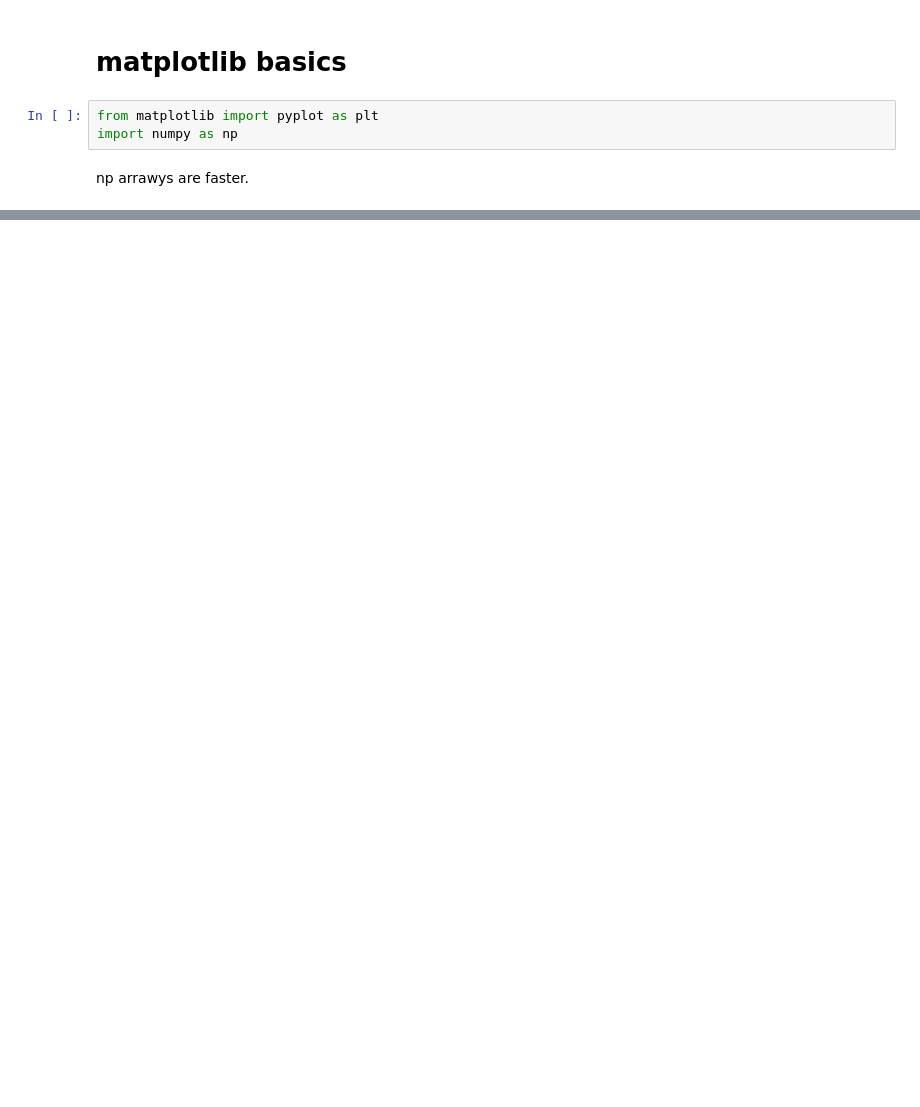
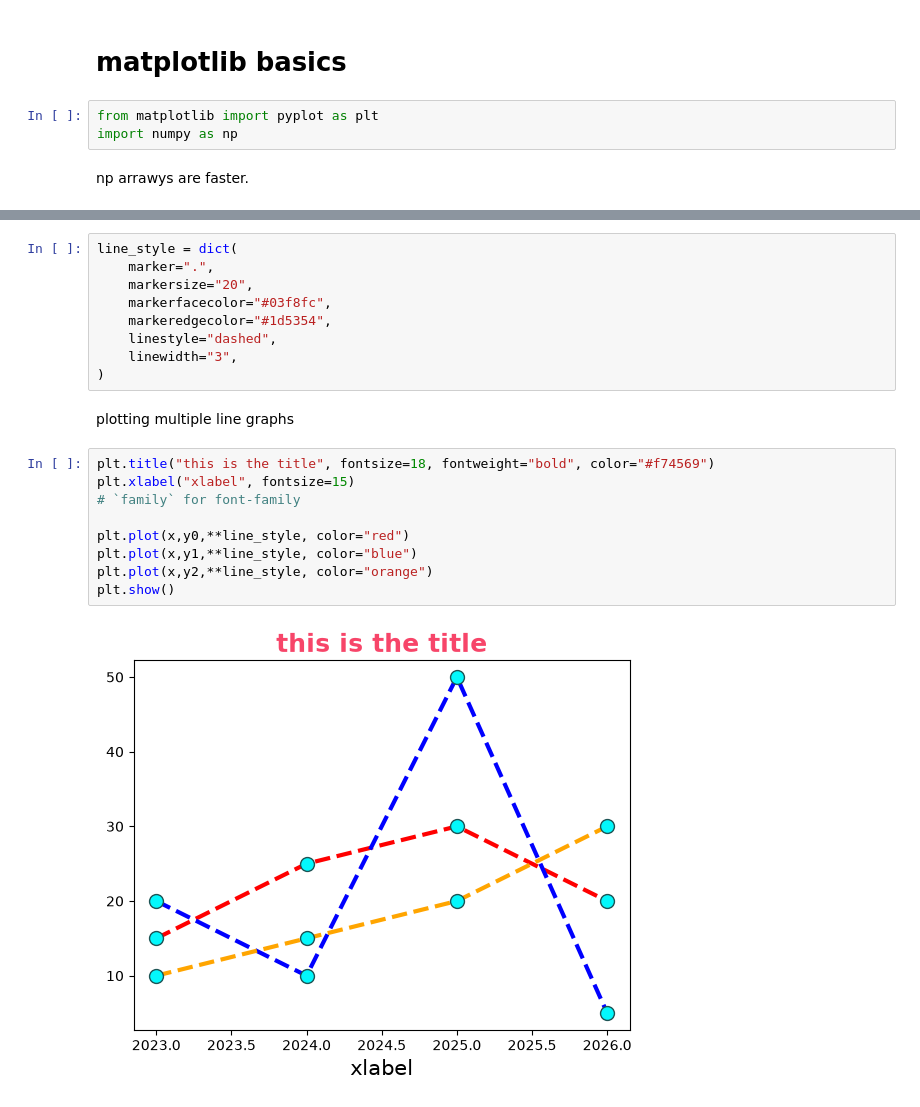
Before and after one commit to Anand-Ramdas-Kale/learning-basics, a Jupyter notebook: matplotlib-basics.ipynb, the cells around one changed output, grey strips where cells are left out. Saved outputs shown, nothing was run; the diff lists cells and outputs as text; blank space fills up the shorter version.

```diff
--- a/matplotlib-basics.ipynb
+++ b/matplotlib-basics.ipynb
@@ -73,0 +20,22 @@ Orange text
+# %%
+line_style = dict(
+    marker=".",
+    markersize="20",
+    markerfacecolor="#03f8fc",
+    markeredgecolor="#1d5354",
+    linestyle="dashed",
+    linewidth="3",
+)
+# %% [markdown]
+plotting multiple line graphs
+# %%
+plt.title("this is the title", fontsize=18, fontweight="bold", color="#f74569")
+plt.xlabel("xlabel", fontsize=15)
+# `family` for font-family
+
+plt.plot(x,y0,**line_style, color="red")
+plt.plot(x,y1,**line_style, color="blue")
+plt.plot(x,y2,**line_style, color="orange")
+plt.show()
+# %% [output]
+[figure, added]
```
Also changed, not shown: parts of 17 cells of this notebook.
